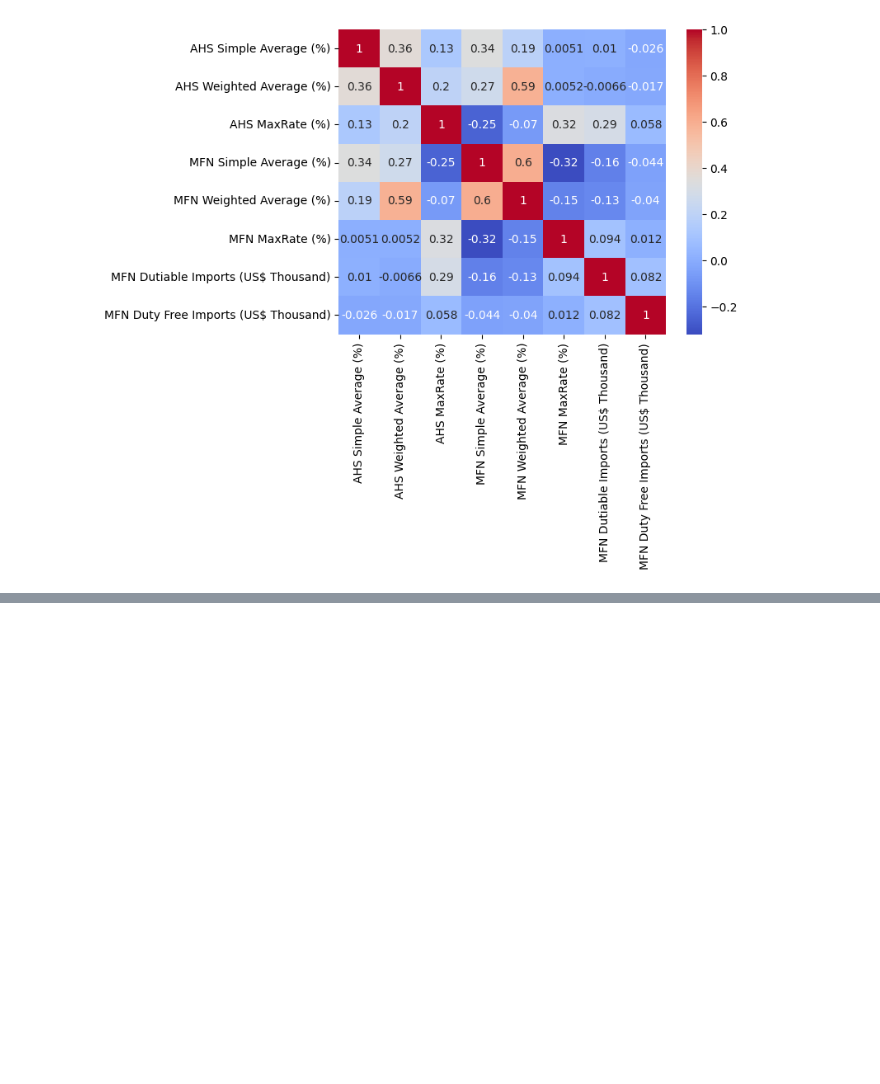
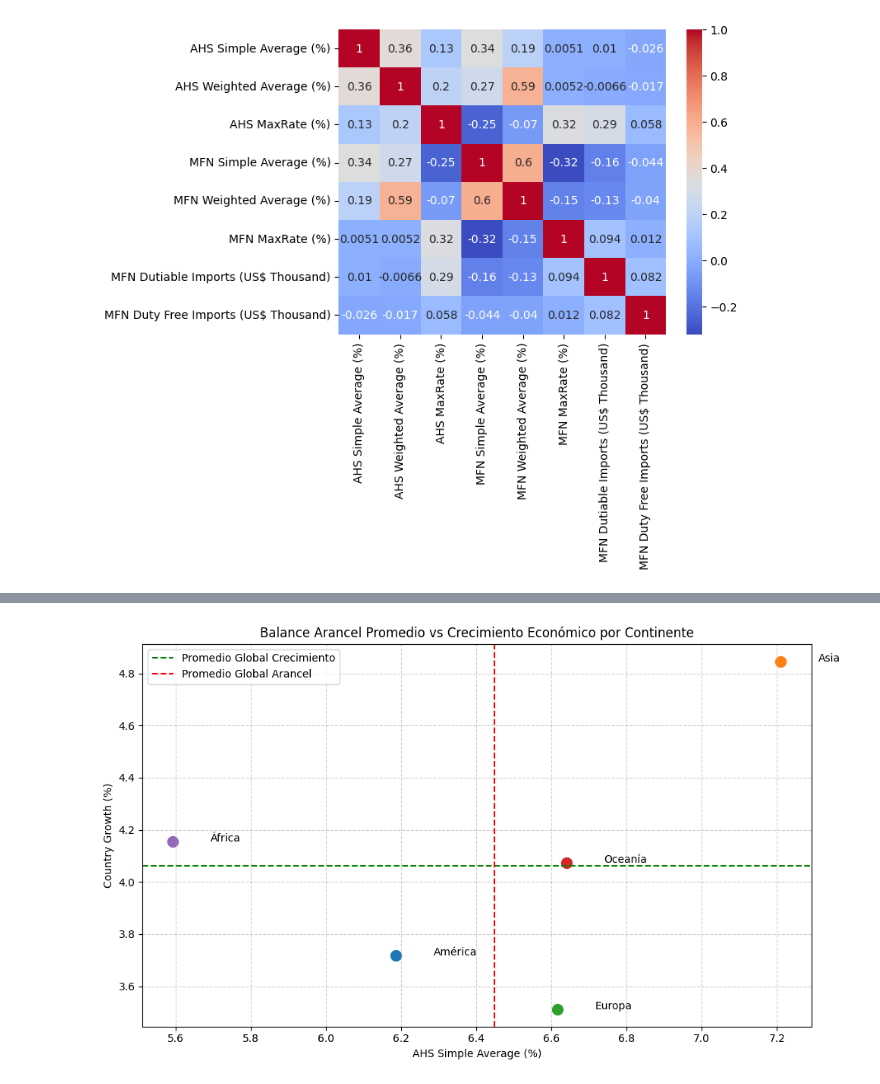
Before and after one commit to angosoto/Proyecto-Final-Data-Science-, a Jupyter notebook: EDA.ipynb, the cells around one changed output, grey strips where cells are left out. Saved outputs shown, nothing was run; the diff lists cells and outputs as text; code cells hidden in the pictures; blank space fills up the shorter version.

```diff
--- a/EDA.ipynb
+++ b/EDA.ipynb
@@ -441,0 +569,26 @@ sns.heatmap(cifras[variables_arancel].corr(), annot=True, cmap='coolwarm')
+# %%
+# Agrupación por continente con promedios
+continente_stats = cifras.groupby('Continente')[['AHS Simple Average (%)', 'Country Growth (%)']].mean().dropna()
+
+# Gráfico de dispersión
+plt.figure(figsize=(10, 6))
+for i in range(len(continente_stats)):
+    x = continente_stats['AHS Simple Average (%)'].iloc[i]
+    y = continente_stats['Country Growth (%)'].iloc[i]
+    label = continente_stats.index[i]
+    plt.scatter(x, y, s=100)
+    plt.text(x + 0.1, y, label, fontsize=10)
+
+# Líneas de referencia
+plt.axhline(y=continente_stats['Country Growth (%)'].mean(), color='green', linestyle='--', label='Promedio Global Crecimiento')
+plt.axvline(x=continente_stats['AHS Simple Average (%)'].mean(), color='red', linestyle='--', label='Promedio Global Arancel')
+
+plt.xlabel('AHS Simple Average (%)')
+plt.ylabel('Country Growth (%)')
+plt.title('Balance Arancel Promedio vs Crecimiento Económico por Continente')
+plt.legend()
+plt.grid(True, linestyle='--', alpha=0.6)
+plt.tight_layout()
+plt.show()
+# %% [output]
+[figure, added]
```
Also changed, not shown: parts of 13 cells of this notebook, 1 other file.
